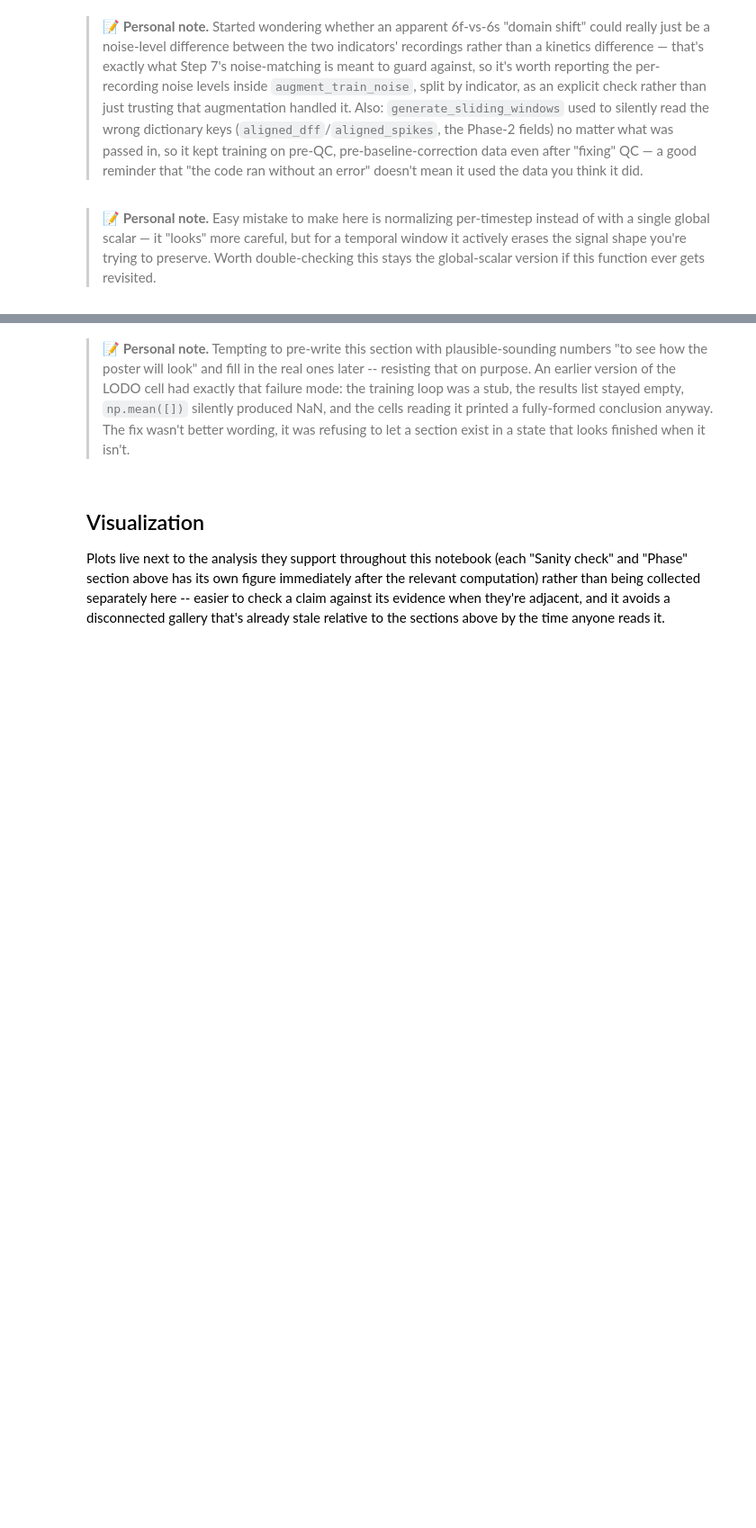
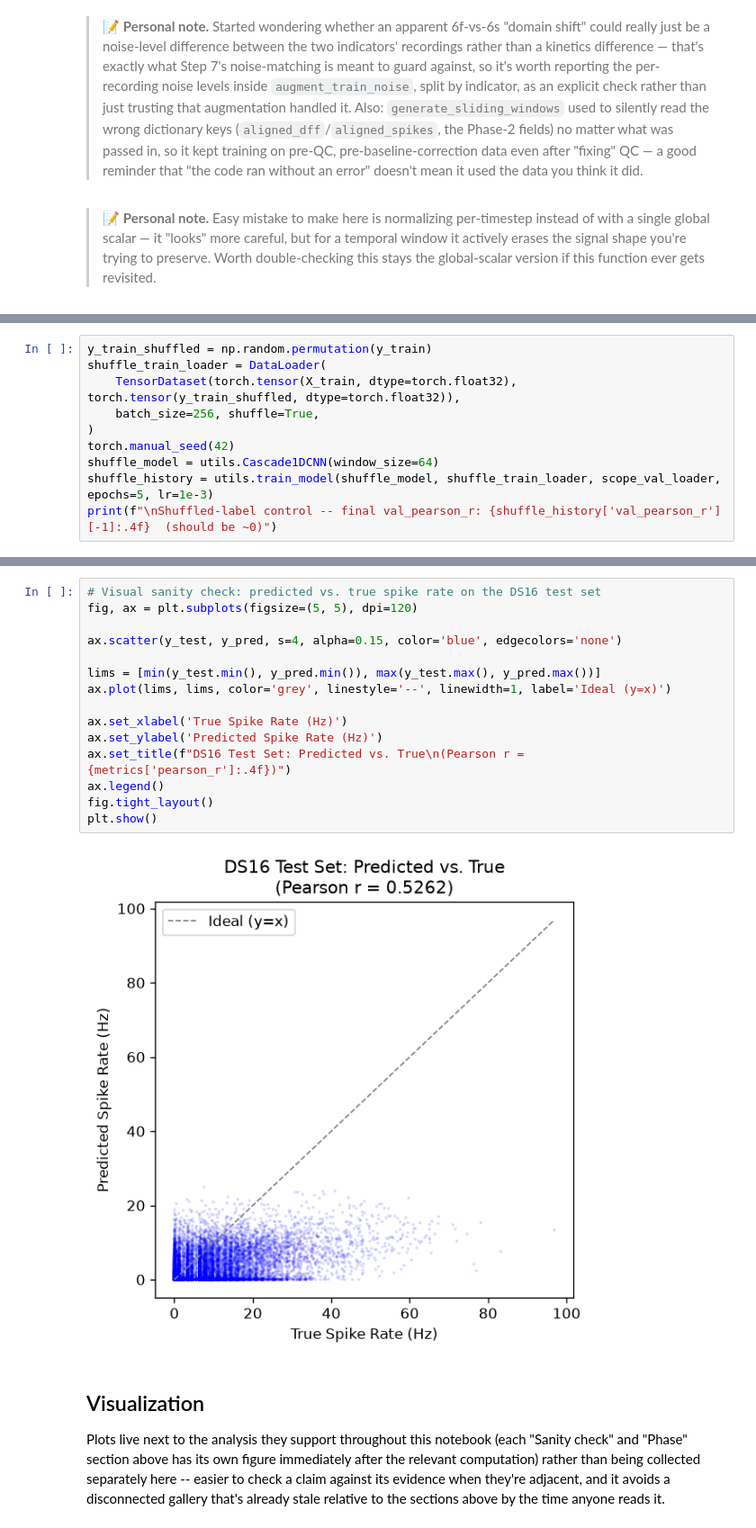
Before and after one commit to F-vdHaar/neural_ds_generalisation, a Jupyter notebook: spike_inference.ipynb, the cells around one changed output, grey strips where cells are left out. Shown at 90% size. Cells and saved outputs as stored; diff of their text form; blank space fills up the shorter version.

```diff
--- a/spike_inference.ipynb
+++ b/spike_inference.ipynb
@@ -1502,0 +1630,10 @@ summary_df.drop(columns='fold').to_string(index=False)
+# %%
+y_train_shuffled = np.random.permutation(y_train)
+shuffle_train_loader = DataLoader(
+    TensorDataset(torch.tensor(X_train, dtype=torch.float32), torch.tensor(y_train_shuffled, dtype=torch.float32)),
+    batch_size=256, shuffle=True,
+)
+torch.manual_seed(42)
+shuffle_model = utils.Cascade1DCNN(window_size=64)
+shuffle_history = utils.train_model(shuffle_model, shuffle_train_loader, scope_val_loader, epochs=5, lr=1e-3)
+print(f"\nShuffled-label control -- final val_pearson_r: {shuffle_history['val_pearson_r'][-1]:.4f}  (should be ~0)")
@@ -1594,5 +2169,20 @@ raise NotImplementedError(
-# %% [markdown]
-> 📝 **Personal note.** Tempting to pre-write this section with plausible-sounding numbers "to see how the poster will look" and fill in the real ones later -- resisting that on purpose. An earlier version of the LODO cell had exactly that failure mode: the training loop was a stub, the results list stayed empty, `np.mean([])` silently produced NaN, and the cells reading it printed a fully-formed conclusion anyway. The fix wasn't better wording, it was refusing to let a section exist in a state that looks finished when it isn't.
+# %%
+# Visual sanity check: predicted vs. true spike rate on the DS16 test set
+fig, ax = plt.subplots(figsize=(5, 5), dpi=120)
+
+ax.scatter(y_test, y_pred, s=4, alpha=0.15, color='blue', edgecolors='none')
+
+lims = [min(y_test.min(), y_pred.min()), max(y_test.max(), y_pred.max())]
+ax.plot(lims, lims, color='grey', linestyle='--', linewidth=1, label='Ideal (y=x)')
+
+ax.set_xlabel('True Spike Rate (Hz)')
+ax.set_ylabel('Predicted Spike Rate (Hz)')
+ax.set_title(f"DS16 Test Set: Predicted vs. True\n(Pearson r = {metrics['pearson_r']:.4f})")
+ax.legend()
+fig.tight_layout()
+plt.show()
+# %% [output]
+[figure, added]
 # %% [markdown]
 ## Visualization
 
```
Also changed, not shown: parts of 39 cells of this notebook.
